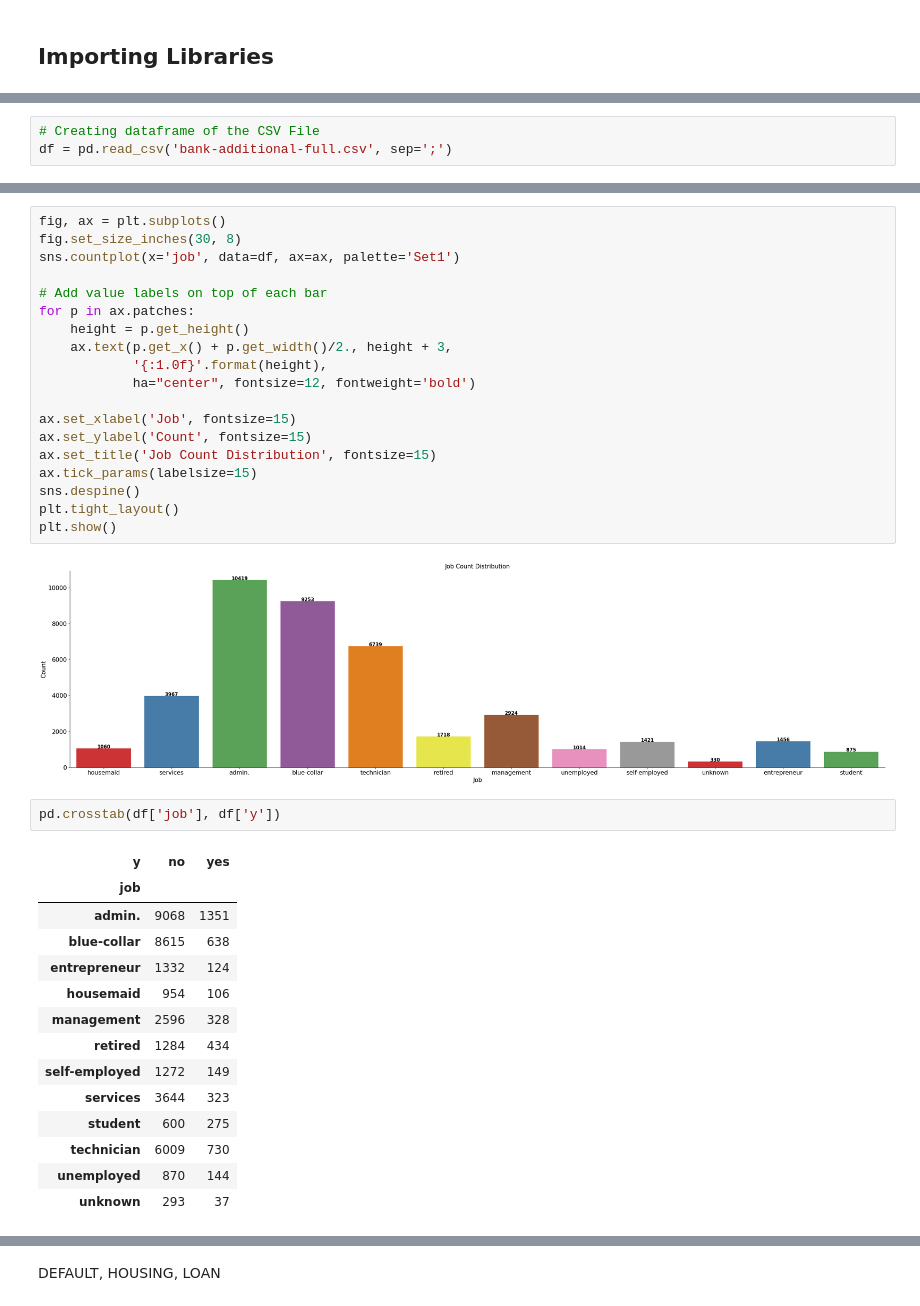
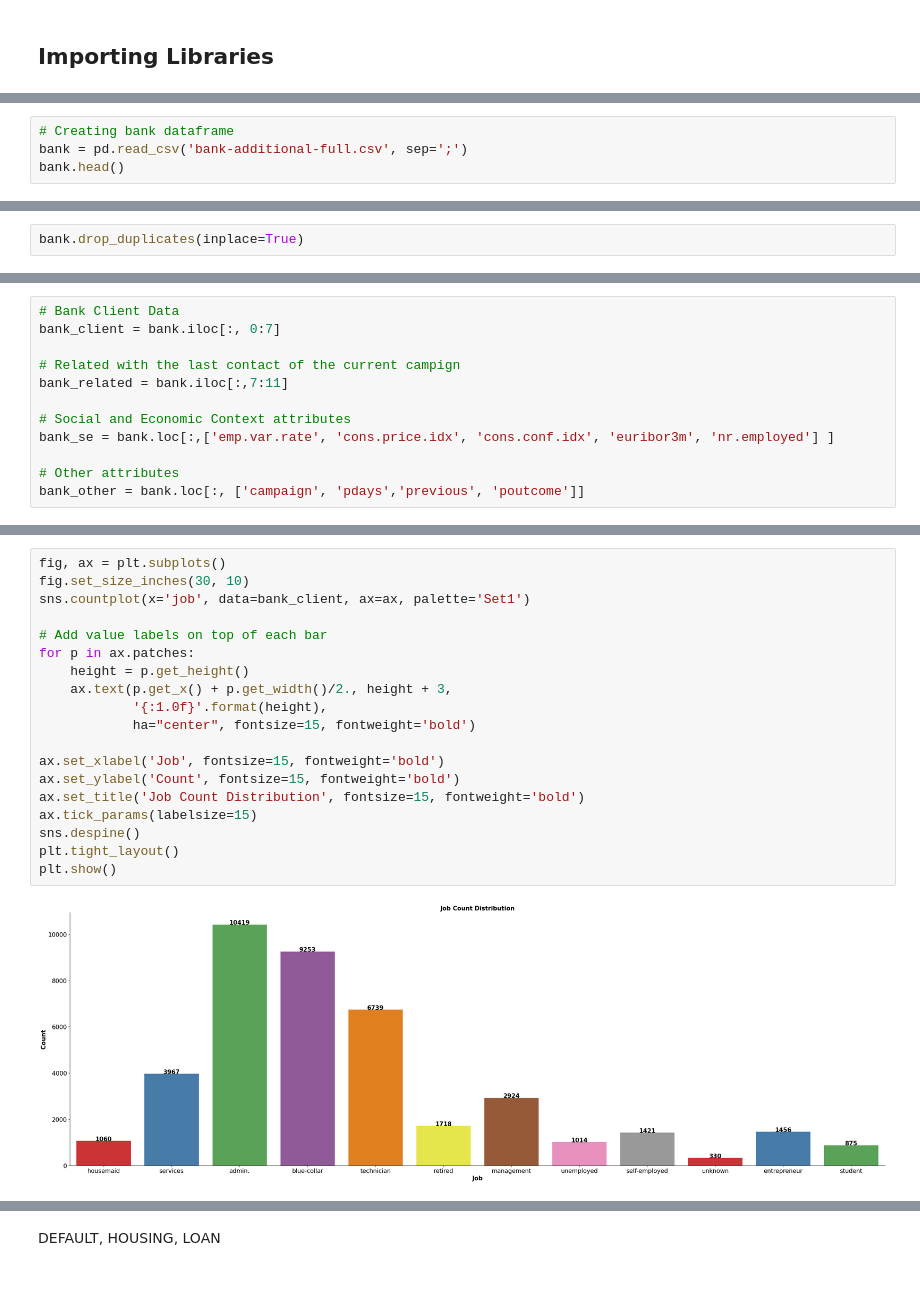
Before and after one commit to rkm7387/PORTUGES-BANK, a Jupyter notebook: portuges_bank.ipynb, the cells around one changed output, grey strips where cells are left out. Cells and saved outputs as stored; diff of their text form.

Commit message:
Day 4: EDA on Bank_Client

```diff
--- a/portuges_bank.ipynb
+++ b/portuges_bank.ipynb
@@ -66,3 +68,4 @@ warnings.filterwarnings('ignore')
 # %%
-# Creating dataframe of the CSV File
-df = pd.read_csv('bank-additional-full.csv', sep=';')
+# Creating bank dataframe
+bank = pd.read_csv('bank-additional-full.csv', sep=';')
+bank.head()
@@ -68,0 +156,2 @@ df = pd.read_csv('bank-additional-full.csv', sep=';')
+# %%
+bank.drop_duplicates(inplace=True)
@@ -68,0 +227,12 @@ df = pd.read_csv('bank-additional-full.csv', sep=';')
+# %%
+# Bank Client Data
+bank_client = bank.iloc[:, 0:7]
+
+# Related with the last contact of the current campign
+bank_related = bank.iloc[:,7:11]
+
+# Social and Economic Context attributes
+bank_se = bank.loc[:,['emp.var.rate', 'cons.price.idx', 'cons.conf.idx', 'euribor3m', 'nr.employed'] ]
+
+# Other attributes
+bank_other = bank.loc[:, ['campaign', 'pdays','previous', 'poutcome']]
@@ -298,41 +313,24 @@ unknown            330
 Name: count, dtype: int64
 # %%
 fig, ax = plt.subplots()
-fig.set_size_inches(30, 8)
-sns.countplot(x='job', data=df, ax=ax, palette='Set1')
+fig.set_size_inches(30, 10)
+sns.countplot(x='job', data=bank_client, ax=ax, palette='Set1')
 
 # Add value labels on top of each bar
 for p in ax.patches:
     height = p.get_height()
     ax.text(p.get_x() + p.get_width()/2., height + 3,
             '{:1.0f}'.format(height),
-            ha="center", fontsize=12, fontweight='bold')
+            ha="center", fontsize=15, fontweight='bold')
 
-ax.set_xlabel('Job', fontsize=15)
-ax.set_ylabel('Count', fontsize=15)
-ax.set_title('Job Count Distribution', fontsize=15)
+ax.set_xlabel('Job', fontsize=15, fontweight='bold')
+ax.set_ylabel('Count', fontsize=15, fontweight='bold')
+ax.set_title('Job Count Distribution', fontsize=15, fontweight='bold')
 ax.tick_params(labelsize=15)
 sns.despine()
 plt.tight_layout()
 plt.show()
 # %% [output]
-[figure, old version]
+[figure, new version]
-# %%
-pd.crosstab(df['job'], df['y'])
-# %% [output]
-| y | no | yes |
-| job |  |  |
-| admin. | 9068 | 1351 |
-| blue-collar | 8615 | 638 |
-| entrepreneur | 1332 | 124 |
-| housemaid | 954 | 106 |
-| management | 2596 | 328 |
-| retired | 1284 | 434 |
-| self-employed | 1272 | 149 |
-| services | 3644 | 323 |
-| student | 600 | 275 |
-| technician | 6009 | 730 |
-| unemployed | 870 | 144 |
-| unknown | 293 | 37 |
 # %%
 # Create crosstab
```
Also changed, not shown: parts of 87 cells of this notebook.
